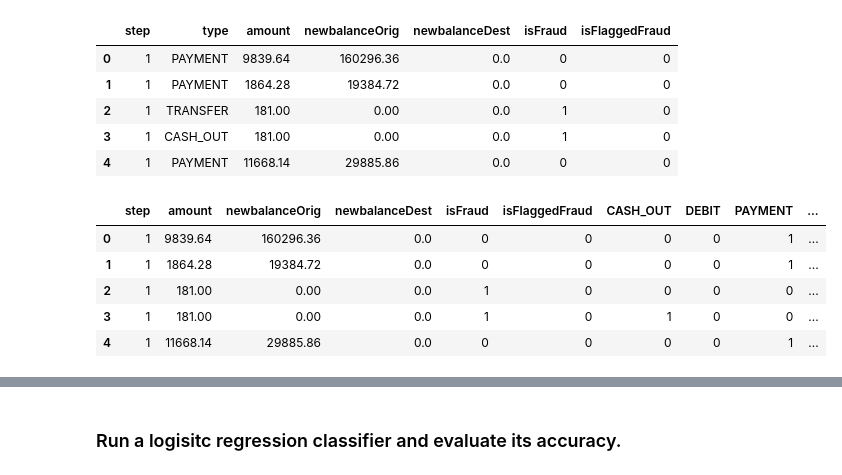
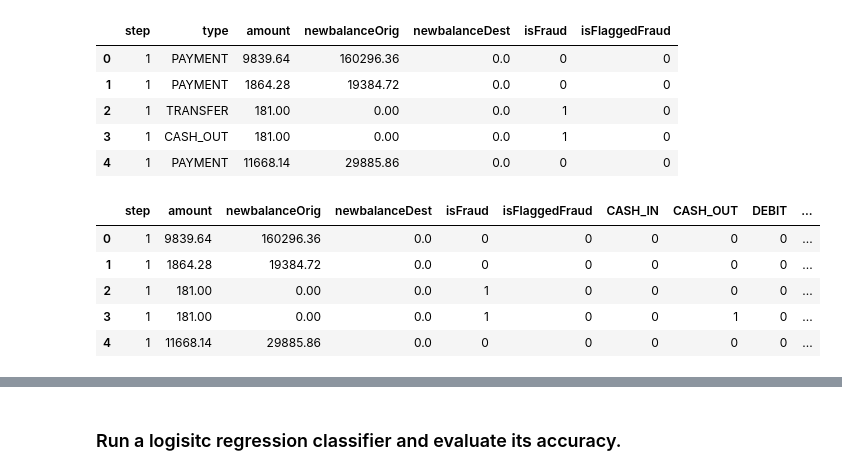
Before and after one commit to ta-datapt-bcn/lab-unbalance, a Jupyter notebook: your-code/lab_inbalance.ipynb, the cells around one changed output, grey strips where cells are left out. Drawn from its saved outputs; the diff is of its cells as text; code cells hidden in the pictures.

```diff
--- a/your-code/lab_inbalance.ipynb
+++ b/your-code/lab_inbalance.ipynb
@@ -80,17 +89,17 @@ fraud_detection.head()
 | 3 | 1 | CASH_OUT | 181.00 | 0.00 | 0.0 | 1 | 0 |
 | 4 | 1 | PAYMENT | 11668.14 | 29885.86 | 0.0 | 0 | 0 |
 # %%
-fraud_detection_dummy = pd.get_dummies(fraud_detection.type, drop_first=True)
+fraud_detection_dummy = pd.get_dummies(fraud_detection.type)
 fraud_detection_dummy = pd.merge(fraud_detection, fraud_detection_dummy,left_index=True,right_index=True)
 fraud_detection_dummy.drop(columns=['type'], inplace=True)
 fraud_detection_dummy.head()
 # %% [output]
-|  | step | amount | newbalanceOrig | newbalanceDest | isFraud | isFlaggedFraud | CASH_OUT | DEBIT | PAYMENT | ... |
-| 0 | 1 | 9839.64 | 160296.36 | 0.0 | 0 | 0 | 0 | 0 | 1 | ... |
-| 1 | 1 | 1864.28 | 19384.72 | 0.0 | 0 | 0 | 0 | 0 | 1 | ... |
+|  | step | amount | newbalanceOrig | newbalanceDest | isFraud | isFlaggedFraud | CASH_IN | CASH_OUT | DEBIT | ... |
+| 0 | 1 | 9839.64 | 160296.36 | 0.0 | 0 | 0 | 0 | 0 | 0 | ... |
+| 1 | 1 | 1864.28 | 19384.72 | 0.0 | 0 | 0 | 0 | 0 | 0 | ... |
 | 2 | 1 | 181.00 | 0.00 | 0.0 | 1 | 0 | 0 | 0 | 0 | ... |
-| 3 | 1 | 181.00 | 0.00 | 0.0 | 1 | 0 | 1 | 0 | 0 | ... |
-| 4 | 1 | 11668.14 | 29885.86 | 0.0 | 0 | 0 | 0 | 0 | 1 | ... |
+| 3 | 1 | 181.00 | 0.00 | 0.0 | 1 | 0 | 0 | 1 | 0 | ... |
+| 4 | 1 | 11668.14 | 29885.86 | 0.0 | 0 | 0 | 0 | 0 | 0 | ... |
 # %%
 plt.figure(figsize=(20,10))
 sns.heatmap(fraud_detection_dummy.corr(), annot=True)
```
Also changed, not shown: parts of 8 cells of this notebook.
